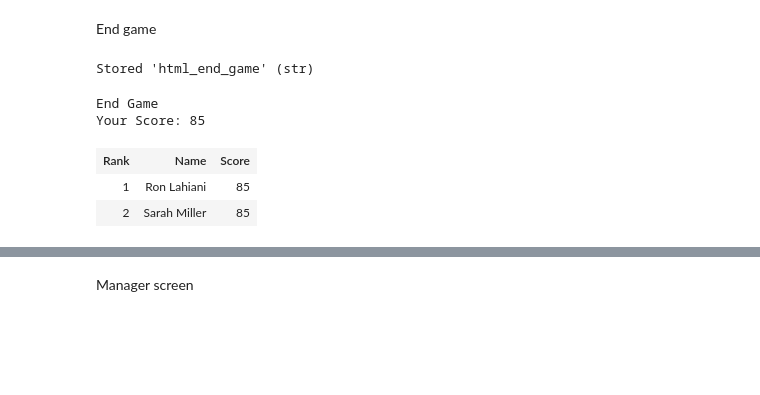
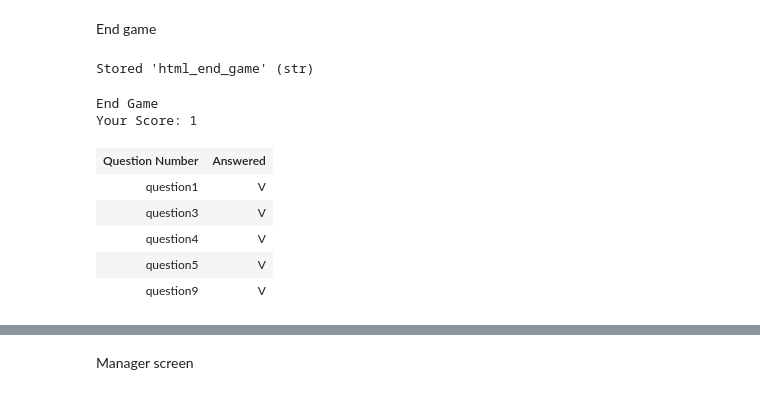
Before and after one commit to netaamz/python-quiz-google-colab, a Jupyter notebook: pythongame.ipynb, the cells around one changed output, grey strips where cells are left out. Drawn from its saved outputs; the diff is of its cells as text; code cells hidden in the pictures; blank space fills up the shorter version.

Commit message:
Added "return to home",  history renamed to "Game Review" and "V"/"X" instead of true/false.

```diff
--- a/pythongame.ipynb
+++ b/pythongame.ipynb
@@ -379,7 +387,7 @@ buttonCSS = "background-color: #4CAF50;border: none;color: white;padding: 15px 3
 trCSS = "background-color: #4CAF50;color: black;padding: 10px 20px;text-align: center;"
 tdCSS = "border-bottom: 1px solid #ddd; padding: 10px 20px; width: auto; font-size:18px; text-align:center; color:white;"
 tabCSS = "display: inline-block; background-color: #f1f1f1; border: none; outline: none; cursor: pointer; padding: 14px 16px; transition: 0.3s; font-size: 17px; display:flex;"
-tab_containerCSS = "display: flex;justify-content: center; gap:3px;"
+tab_containerCSS = "display: flex;justify-content: center; gap:5px;"
 tabContentCSS = "display: none; padding: 6px 12px; border-top: none; animation: fadeEffect 1s;"
 
 tabActiveCSS = "background-color: #ccc;"
@@ -419,7 +427,12 @@ tabFunctions = '''
 # Import the IPython module
 import IPython
 from google.colab import output
-tempUsername = "Sarah Miller"
+
+while(True):
+  if(user.get_username() != ''):
+    break;
+
+tempUsername = user.get_username()
 # Define a function to get the index of a user by name
 def get_user_index(user_name):
     # Get the list of users from the Facebook API
@@ -427,7 +440,7 @@ def get_user_index(user_name):
 
     # Iterate over the list of users and check if the name matches
     for i, user in enumerate(users.values()):
-        if user['name'] == user_name:
+        if user['username'] == user_name:
             # Return the index of the user if a match is found
             return list(users.keys())[i]
     # Return None if no match is found
@@ -438,14 +451,16 @@ users = FBconn.get('/users/', None)
 users = users.values()
 
 # Create a dictionary of user names and scores using a dictionary comprehension
-list_of_scores = {user['name']: user['total_score'] for user in users}
+list_of_scores = {user['name']: {user['total_score'], user["username"]} for user in users}
+
 # Sort the dictionary by score in descending order using the sorted() function and a lambda function as the key argument
-sorted_list_of_scores = dict(reversed(sorted(list_of_scores.items(), key=lambda item: item[1])))
+sorted_list_of_scores = [(user['username'], user['name'], user['total_score']) for user in reversed(sorted(users, key=lambda user: user['total_score']))]
 
 # Get the index of a user named "Sarah Miller" using the get_user_index() function
 user_index = get_user_index(tempUsername)
 if user_index is None:
     # Handle case where user is not found
+    print("DID NOT FIND THE USER")
     pass
 
 # Get the history of the user at the obtained index from the Facebook API
@@ -453,8 +468,9 @@ history = FBconn.get(f'/users/{user_index}/history/', None)
 # Create a dictionary of question IDs and answers using a dictionary comprehension
 list_of_history = {item['question_id']: item['is_correct'] for item in history}
 
-user_score = sorted_list_of_scores.get(tempUsername, None)
-
+user_score = list_of_scores.get(tempUsername, None)
+if(user_score == None):
+  user_score = 0
 
 # Create an HTML table for the leaderboard using f-strings and a list comprehension
 table_html = f'''
@@ -462,11 +478,13 @@ table_html = f'''
     <tr>
         <th>Rank</th>
         <th>Name</th>
-        <th>Score</th>
+        <th>Total Score</th>
     </tr>
-    {''.join(f'<tr><td>{i+1}</td><td>{user[0]}</td><td>{user[1]}</td></tr>' for i, user in enumerate(sorted_list_of_scores.items()))}
+    {''.join(f'<tr style="background-color: {"rgba(76, 175, 80, 0.3)" if user[0] == tempUsername else "transparent"}"><td>{i+1}</td><td>{user[1]}</td><td>{user[2]}</td></tr>' for i, user in enumerate(sorted_list_of_scores))}
 </table>
 '''
+
+
 
 # Create an HTML table for the history using f-strings and a list comprehension
 table_html2 = f'''
@@ -475,7 +493,7 @@ table_html2 = f'''
         <th>Question Number</th>
         <th>Answered</th>
     </tr>
-    {''.join(f'<tr><td>{item[0]}</td><td>{item[1]}</td></tr>' for item in list_of_history.items())}
+    {''.join(f'<tr><td>{item[0]}</td><td>{"V" if item[1] else "X"}</td></tr>' for item in list_of_history.items())}
 </table>
 '''
 
@@ -572,44 +590,69 @@ html_end_game = f'''
     <script>
     function openQuestions(){{
       google.colab.kernel.invokeFunction('handle_quiz');
-    }}</script>
+    }}
+    function openMainScreen(){{
+      google.colab.kernel.invokeFunction('handle_return_to_main_screen');
+    }}
+    </script>
 </head>
 <body class="body" style="{bodyCSS}">
     <div class="container">
         <h1 class="tracking-in-expand" style="{h1CSS}">End Game</h1>
 
-        <div class="user-score-label">Your Score: {user_score}</div>
+        <div class="user-score-label">Your Score: {score}</div>
         <div class="tab-container">
-            <button class="tab" onclick="openTab(event, 'Table1')">Leaderboard</button>
-            <button class="tab" onclick="openTab(event, 'Table2')">My History</button>
+            <button class="tab" onclick="openTab(event, 'Table1')">Game review</button>
+            <button class="tab" onclick="openTab(event, 'Table2')">Leaderboard</button>
+            <!-- Add a new tab button for the graph -->
+            <button class="tab" onclick="openTab(event, 'Graph')">Graph</button>
         </div>
         <div id="Table1" class="tabcontent" style="display:block;">
+            {table_html2}
+        </div>
+        <div id="Table2" class="tabcontent">
             {table_html}
         </div>
-        <div id="Table2" class="tabcontent">
-            {table_html2}
-        </div>
+
+          <!-- Graph -->
+          <!-- Add a new tab content div for the graph -->
+          <div id="Graph" class="tabcontent">
+            <!-- Add your graph content here -->
+          </div>
+
         <button class="play-again-button" style="{buttonCSS}" onmouseover="this.style.backgroundColor='#3e8e41'" onmouseout="this.style.backgroundColor='#4CAF50'" onclick="openQuestions()">Play Again</button>
+        <button class="return-home-button" style="{buttonCSS}; background-color: red;" onmouseover="this.style.backgroundColor='#FF4500'" onmouseout="this.style.backgroundColor='red'" onclick="openMainScreen()">Return Home</button>
     </div>
 </body>
 </html>
 '''
 def openQuiz():
     global numOfQuestion
     global score
     numOfQuestion=0
     score=0
     if(numOfQuestion < len(questions)-1):
         numOfQuestion += 1
         displayQuestion(numOfQuestion, questions[numOfQuestion], score)
+
+def mainScreen():
+  clear_output()
+  display(IPython.display.HTML(html_mainScreen))
+
+
+google.colab.output.register_callback('handle_return_to_main_screen', mainScreen)
+
 google.colab.output.register_callback('handle_quiz', openQuiz)
 
 %store html_end_game
 display(IPython.display.HTML(html_end_game))
 # %% [output]
 Stored 'html_end_game' (str)
 End Game
-Your Score: 85
+Your Score: 1
-| Rank | Name | Score |
-| 1 | Ron Lahiani | 85 |
-| 2 | Sarah Miller | 85 |
+| Question Number | Answered |
+| question1 | V |
+| question3 | V |
+| question4 | V |
+| question5 | V |
+| question9 | V |
```
Also changed, not shown: parts of 5 cells of this notebook.
